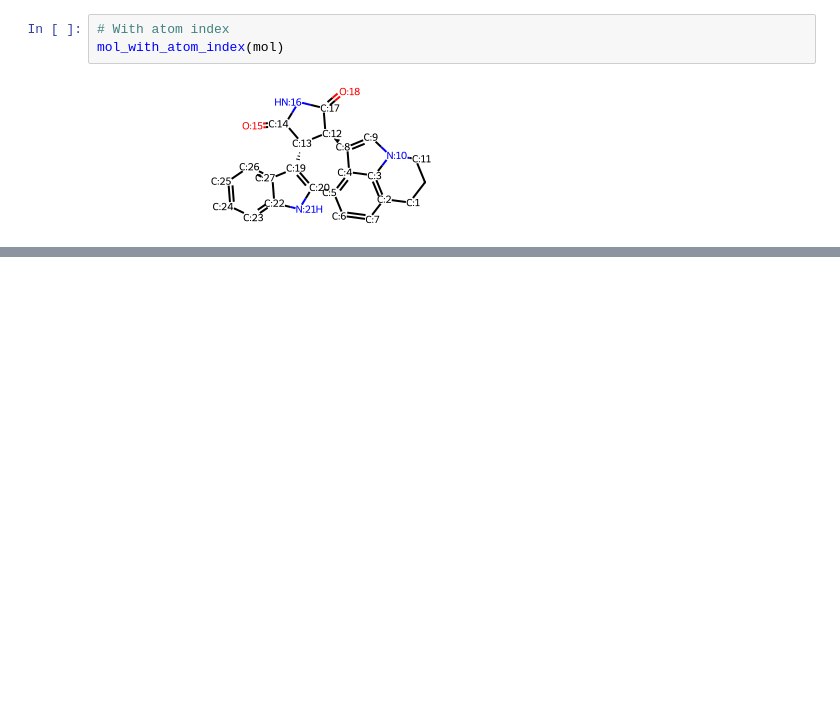
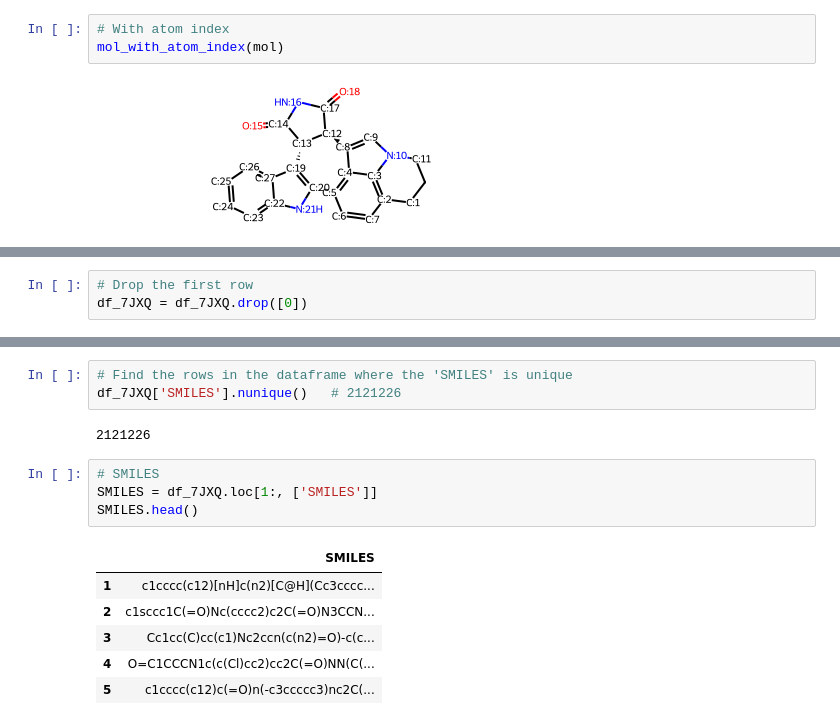
Before and after one commit to tslever/Bayesian_Docking-Score_Predictor, a Jupyter notebook: project_EDA.ipynb, the cells around one changed output, grey strips where cells are left out. Drawn from its saved outputs; the diff is of its cells as text; blank space fills up the shorter version.

```diff
--- a/project_EDA.ipynb
+++ b/project_EDA.ipynb
@@ -269,0 +94,3 @@ KeyError: 449634
+# %%
+# Drop the first row
+df_7JXQ = df_7JXQ.drop([0])
@@ -269,0 +143,16 @@ KeyError: 449634
+# %%
+# Find the rows in the dataframe where the 'SMILES' is unique
+df_7JXQ['SMILES'].nunique()   # 2121226
+# %% [output]
+2121226
+# %%
+# SMILES
+SMILES = df_7JXQ.loc[1:, ['SMILES']]
+SMILES.head()
+# %% [output]
+|  | SMILES |
+| 1 | c1cccc(c12)[nH]c(n2)[C@H](Cc3cccc... |
+| 2 | c1sccc1C(=O)Nc(cccc2)c2C(=O)N3CCN... |
+| 3 | Cc1cc(C)cc(c1)Nc2ccn(c(n2)=O)-c(c... |
+| 4 | O=C1CCCN1c(c(Cl)cc2)cc2C(=O)NN(C(... |
+| 5 | c1cccc(c12)c(=O)n(-c3ccccc3)nc2C(... |
```
Also changed, not shown: parts of 32 cells of this notebook.
